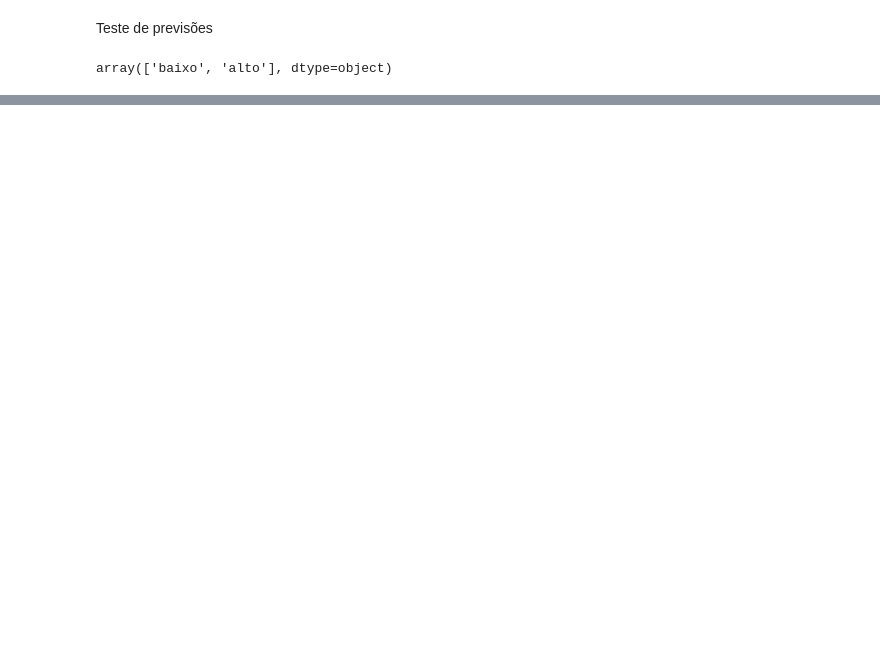
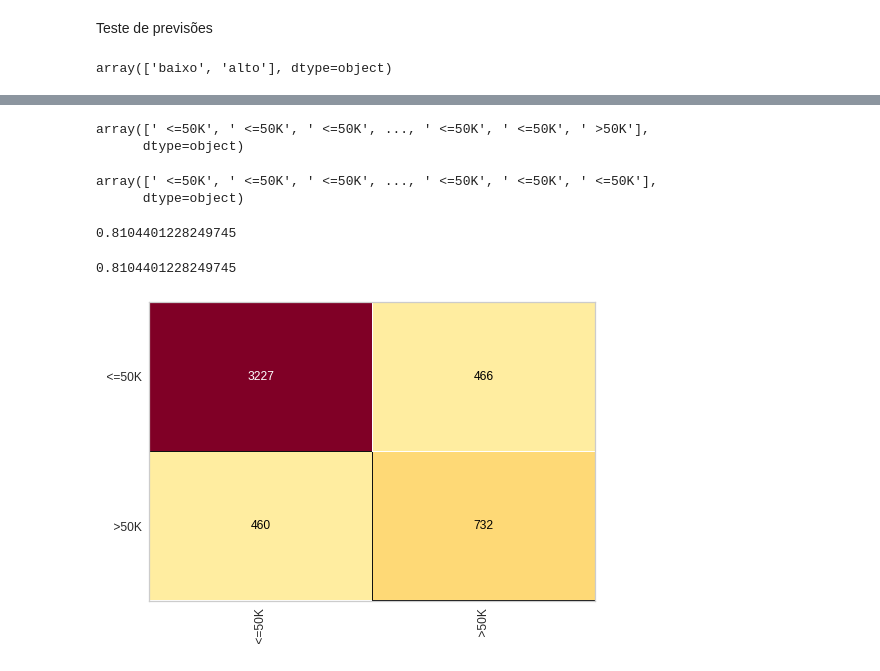
Before and after one commit to GGMmattos/Machine-Learning-And-Data-Science, a Jupyter notebook: ArvoreDeDecisão.ipynb, the cells around one changed output, grey strips where cells are left out. Drawn from its saved outputs; the diff is of its cells as text; code cells hidden in the pictures; blank space fills up the shorter version.

```diff
--- a/ArvoreDeDecisão.ipynb
+++ b/ArvoreDeDecisão.ipynb
@@ -68,0 +185,23 @@ array(['baixo', 'alto'], dtype=object)
+# %%
+previsoes = arvore_census.predict(X_census_teste)
+previsoes
+# %% [output]
+array([' <=50K', ' <=50K', ' <=50K', ..., ' <=50K', ' <=50K', ' >50K'],
+      dtype=object)
+# %%
+y_census_teste
+# %% [output]
+array([' <=50K', ' <=50K', ' <=50K', ..., ' <=50K', ' <=50K', ' <=50K'],
+      dtype=object)
+# %%
+accuracy_score(y_census_teste, previsoes)
+# %% [output]
+0.8104401228249745
+# %%
+from yellowbrick.classifier import ConfusionMatrix
+cm = ConfusionMatrix(arvore_census)
+cm.fit(X_census_treinamento, y_census_treinamento)
+cm.score(X_census_teste, y_census_teste)
+# %% [output]
+0.8104401228249745
+[figure, added]
```
Also changed, not shown: parts of 23 cells of this notebook.
